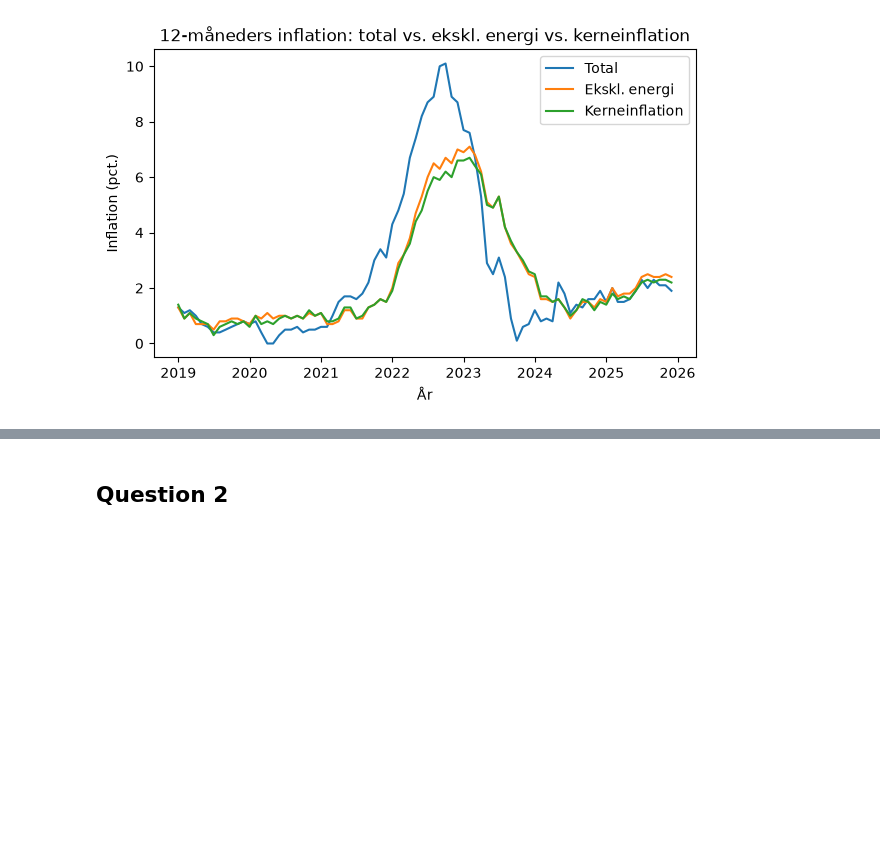
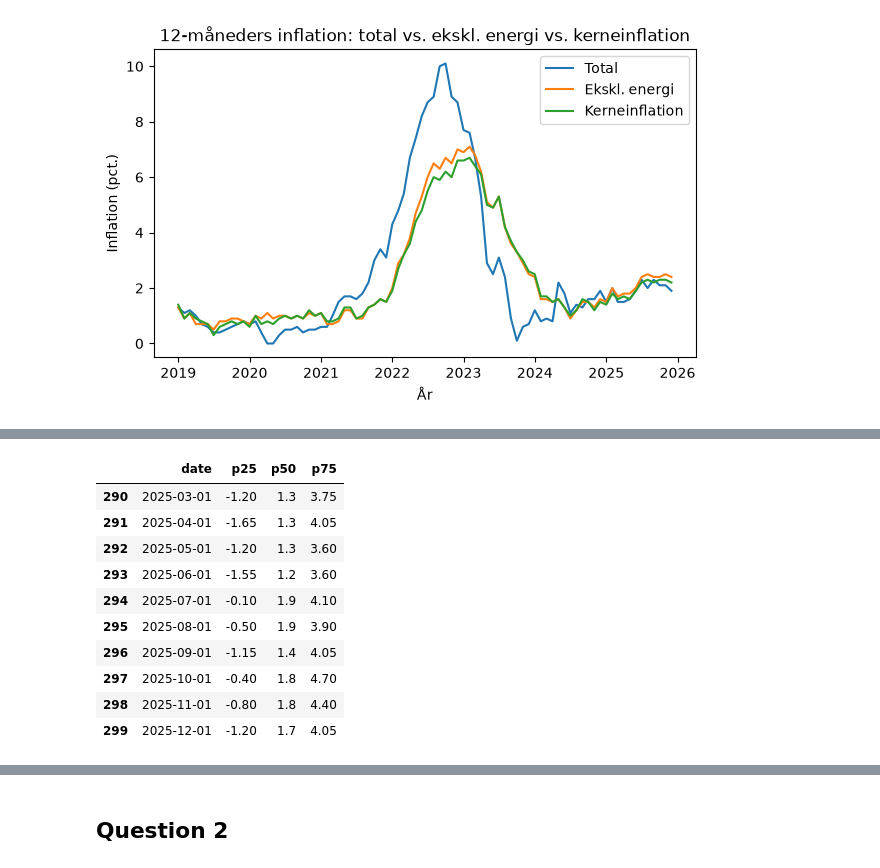
Before and after one commit to NumEconCopenhagen/projects-2025-jvb, a Jupyter notebook: 01_dataproject/dataproject.ipynb, the cells around one changed output, grey strips where cells are left out. Saved outputs shown, nothing was run; the diff lists cells and outputs as text; code cells hidden in the pictures; blank space fills up the shorter version.

```diff
--- a/01_dataproject/dataproject.ipynb
+++ b/01_dataproject/dataproject.ipynb
@@ -275,0 +322,16 @@ ax.legend()
+# %%
+data_disagg = dataproject.load_disaggregated_inflation(pris111, categories_4digit)
+percentiles = dataproject.compute_percentiles(data_disagg)
+percentiles.tail(10)
+# %% [output]
+|  | date | p25 | p50 | p75 |
+| 290 | 2025-03-01 | -1.20 | 1.3 | 3.75 |
+| 291 | 2025-04-01 | -1.65 | 1.3 | 4.05 |
+| 292 | 2025-05-01 | -1.20 | 1.3 | 3.60 |
+| 293 | 2025-06-01 | -1.55 | 1.2 | 3.60 |
+| 294 | 2025-07-01 | -0.10 | 1.9 | 4.10 |
+| 295 | 2025-08-01 | -0.50 | 1.9 | 3.90 |
+| 296 | 2025-09-01 | -1.15 | 1.4 | 4.05 |
+| 297 | 2025-10-01 | -0.40 | 1.8 | 4.70 |
+| 298 | 2025-11-01 | -0.80 | 1.8 | 4.40 |
+| 299 | 2025-12-01 | -1.20 | 1.7 | 4.05 |
```
Also changed, not shown: parts of 8 cells of this notebook, 1 other file.
